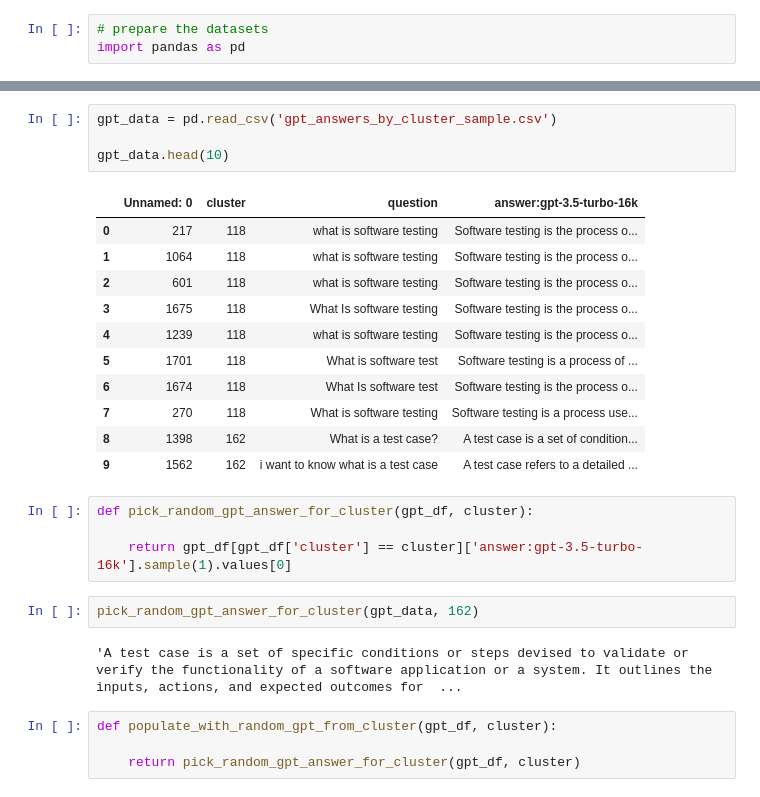
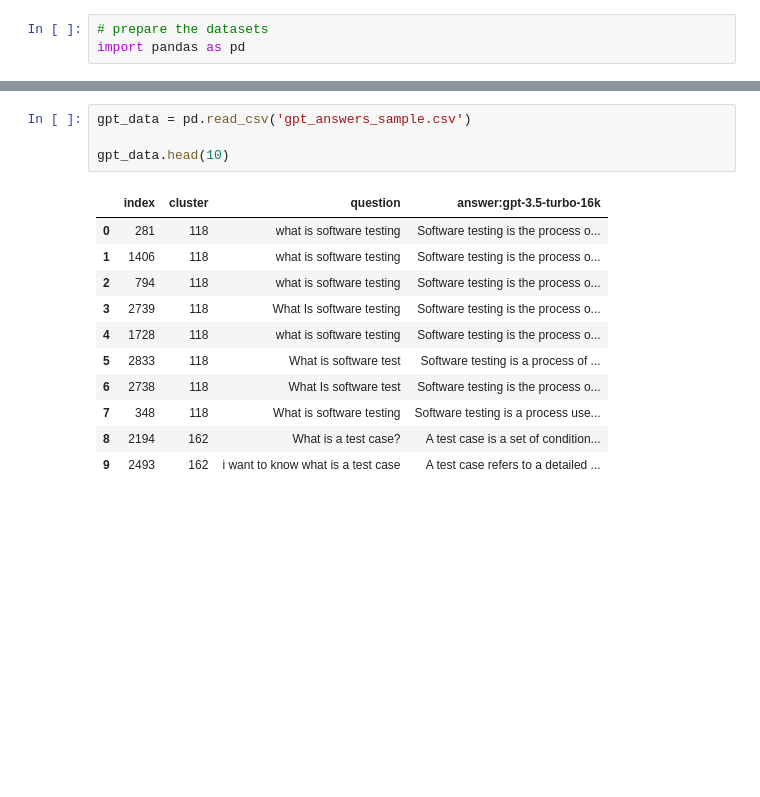
Before and after one commit to lazaromenezes/tob-stt-chat-gpt-analysis, a Jupyter notebook: logs/1.07_gpt_similarity_analysis.ipynb, the cells around one changed output, grey strips where cells are left out. Cells and saved outputs as stored; diff of their text form; blank space fills up the shorter version.

```diff
--- a/logs/1.07_gpt_similarity_analysis.ipynb
+++ b/logs/1.07_gpt_similarity_analysis.ipynb
@@ -18,30 +18,18 @@ tob_data.head(10)
 | 8 | 11 | 100 | What is verification | whQuestion | 126 | Sorry, I still can't answer that.... | I don't understand what you mean | 0.325859 |
 | 9 | 12 | 100 | what is validation | whQuestion | 134 | Sorry, I still can't answer that.... | Sorry, I didn't quite catch that | 0.269803 |
 # %%
-gpt_data = pd.read_csv('gpt_answers_by_cluster_sample.csv')
+gpt_data = pd.read_csv('gpt_answers_sample.csv')
 
 gpt_data.head(10)
 # %% [output]
-|  | Unnamed: 0 | cluster | question | answer:gpt-3.5-turbo-16k |
-| 0 | 217 | 118 | what is software testing | Software testing is the process o... |
-| 1 | 1064 | 118 | what is software testing | Software testing is the process o... |
-| 2 | 601 | 118 | what is software testing | Software testing is the process o... |
-| 3 | 1675 | 118 | What Is software testing | Software testing is the process o... |
-| 4 | 1239 | 118 | what is software testing | Software testing is the process o... |
-| 5 | 1701 | 118 | What is software test | Software testing is a process of ... |
-| 6 | 1674 | 118 | What Is software test | Software testing is the process o... |
-| 7 | 270 | 118 | What is software testing | Software testing is a process use... |
-| 8 | 1398 | 162 | What is a test case? | A test case is a set of condition... |
-| 9 | 1562 | 162 | i want to know what is a test case | A test case refers to a detailed ... |
+|  | index | cluster | question | answer:gpt-3.5-turbo-16k |
+| 0 | 281 | 118 | what is software testing | Software testing is the process o... |
+| 1 | 1406 | 118 | what is software testing | Software testing is the process o... |
+| 2 | 794 | 118 | what is software testing | Software testing is the process o... |
+| 3 | 2739 | 118 | What Is software testing | Software testing is the process o... |
+| 4 | 1728 | 118 | what is software testing | Software testing is the process o... |
+| 5 | 2833 | 118 | What is software test | Software testing is a process of ... |
+| 6 | 2738 | 118 | What Is software test | Software testing is the process o... |
+| 7 | 348 | 118 | What is software testing | Software testing is a process use... |
+| 8 | 2194 | 162 | What is a test case? | A test case is a set of condition... |
+| 9 | 2493 | 162 | i want to know what is a test case | A test case refers to a detailed ... |
-# %%
-def pick_random_gpt_answer_for_cluster(gpt_df, cluster):
-
-    return gpt_df[gpt_df['cluster'] == cluster]['answer:gpt-3.5-turbo-16k'].sample(1).values[0]
-# %%
-pick_random_gpt_answer_for_cluster(gpt_data, 162)
-# %% [output]
-'A test case is a set of specific conditions or steps devised to validate or verify the functionality of a software application or a system. It outlines the inputs, actions, and expected outcomes for  ...
-# %%
-def populate_with_random_gpt_from_cluster(gpt_df, cluster):
-
-    return pick_random_gpt_answer_for_cluster(gpt_df, cluster)
```
Also changed, not shown: parts of 22 cells of this notebook, 10 other files.
